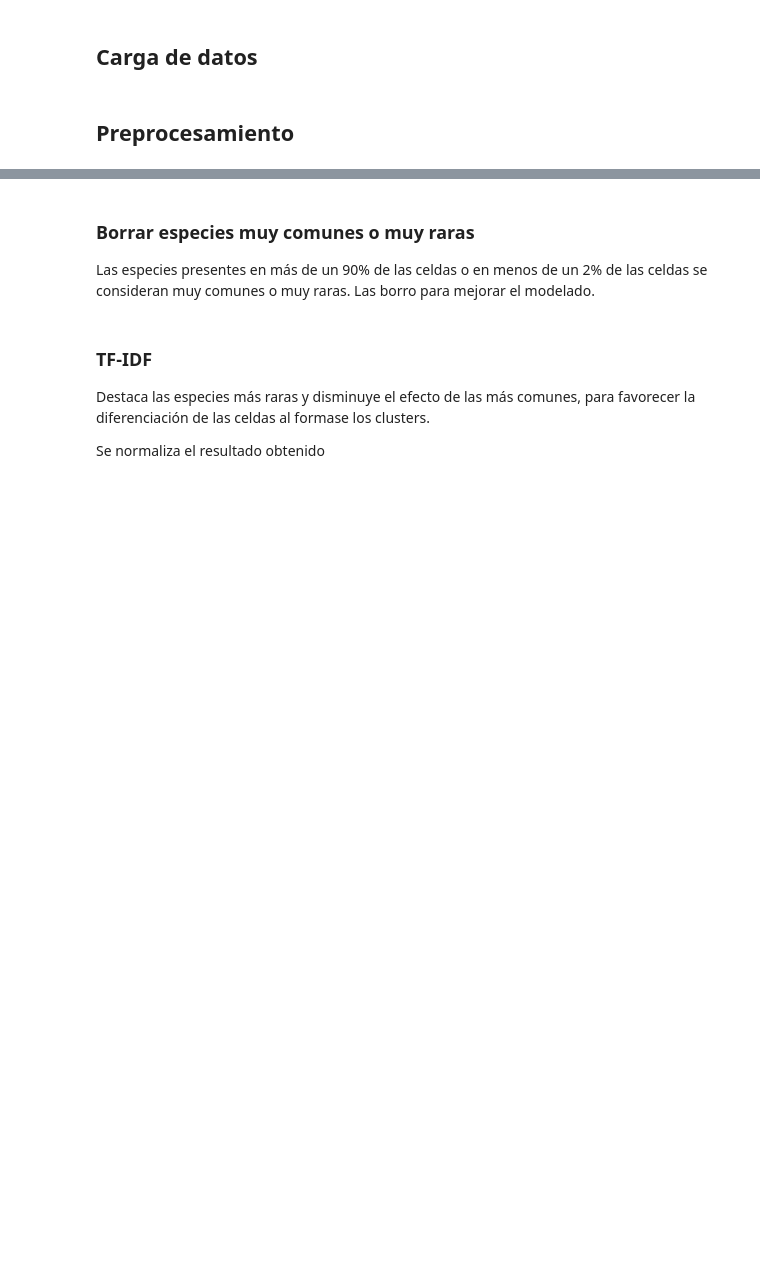
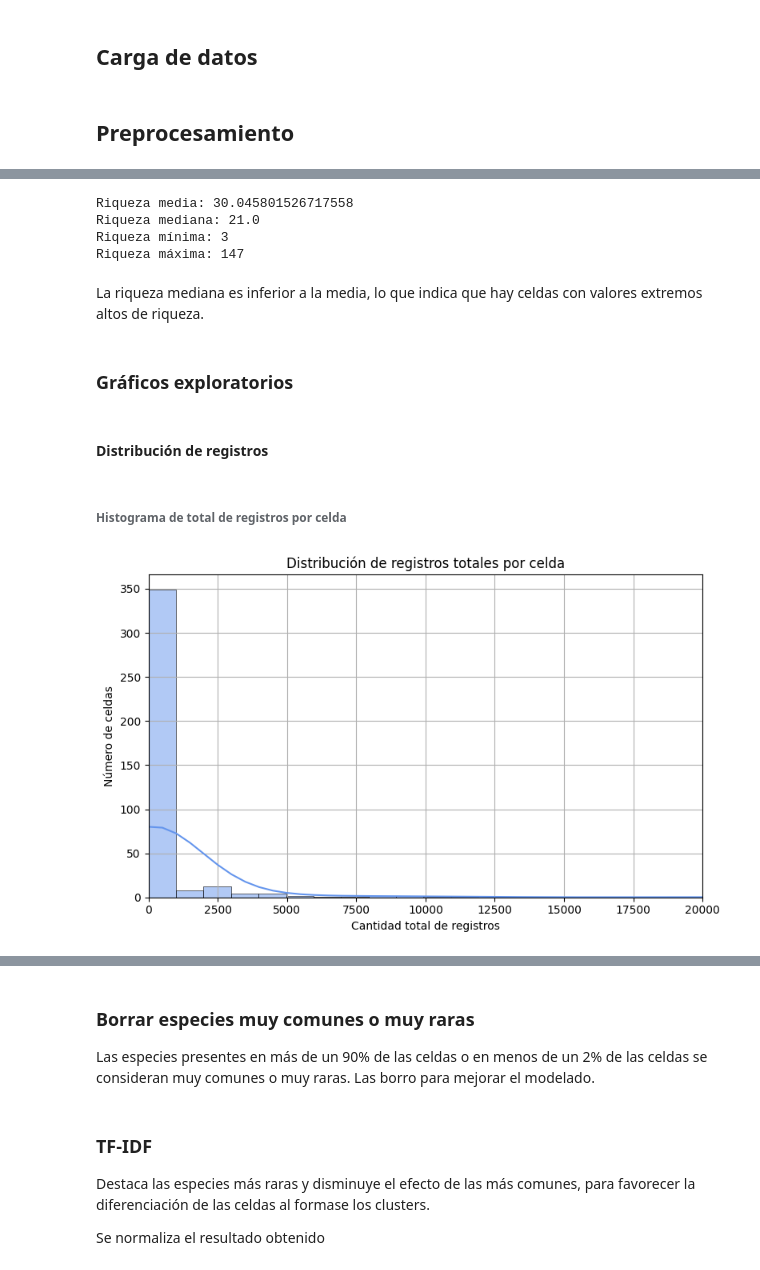
Before and after one commit to pablo-jusim/ornithological_potential, a Jupyter notebook: notebooks/main.ipynb, the cells around one changed output, grey strips where cells are left out. Cells and saved outputs as stored; diff of their text form; code cells hidden in the pictures; blank space fills up the shorter version.

Commit message:
Gráficos exploratorios y de resultados postprocesamiento

```diff
--- a/notebooks/main.ipynb
+++ b/notebooks/main.ipynb
@@ -44,0 +72,13 @@ df = pd.read_csv(ruta_registros)
+# %%
+spp_cols = df.columns.drop('grid_id')
+# Cantidad total de registros por celda
+df['total_registros'] = df[spp_cols].sum(axis=1)
+# Riqueza = cantidad de especies con al menos 1 registro
+df['riqueza'] = (df[spp_cols] > 0).sum(axis=1)
+
+print('Cantidad total de registros por celda')
+print(df['total_registros'])
+print('')
+
+print('Riqueza') # Cantidad de especies (spp) con al menos 1 registro
+print(df['riqueza'])
@@ -44,0 +103,31 @@ df = pd.read_csv(ruta_registros)
+# %%
+# Métricas de riqueza de especies
+print(f'Riqueza media: {df['riqueza'].mean()}')
+print(f'Riqueza mediana: {df['riqueza'].median()}')
+print(f'Riqueza mínima: {df['riqueza'].min()}')
+print(f'Riqueza máxima: {df['riqueza'].max()}')
+# %% [output]
+Riqueza media: 30.045801526717558
+Riqueza mediana: 21.0
+Riqueza mínima: 3
+Riqueza máxima: 147
+# %% [markdown]
+La riqueza mediana es inferior a la media, lo que indica que hay celdas con valores extremos altos de riqueza.
+# %% [markdown]
+### Gráficos exploratorios
+# %% [markdown]
+#### Distribución de registros
+# %% [markdown]
+###### Histograma de total de registros por celda
+# %%
+plt.figure(figsize=(8, 5))
+sns.histplot(df['total_registros'], bins=100, kde=True, color='cornflowerblue')
+plt.xlim(0, 20000)
+plt.title("Distribución de registros totales por celda")
+plt.xlabel("Cantidad total de registros")
+plt.ylabel("Número de celdas")
+plt.grid(True)
+plt.tight_layout()
+plt.show()
+# %% [output]
+[figure, added]
```
Also changed, not shown: parts of 23 cells of this notebook, 4 other files.
